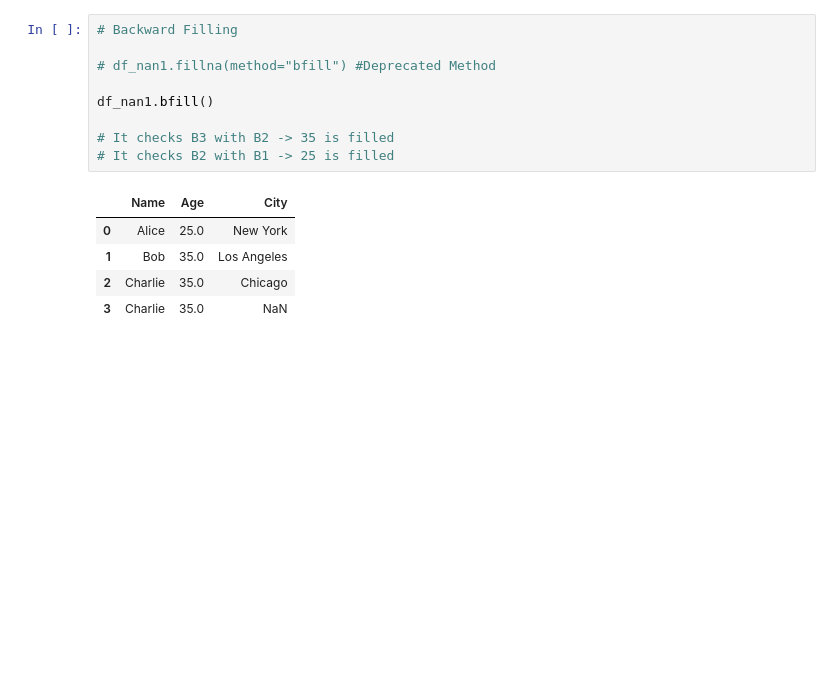
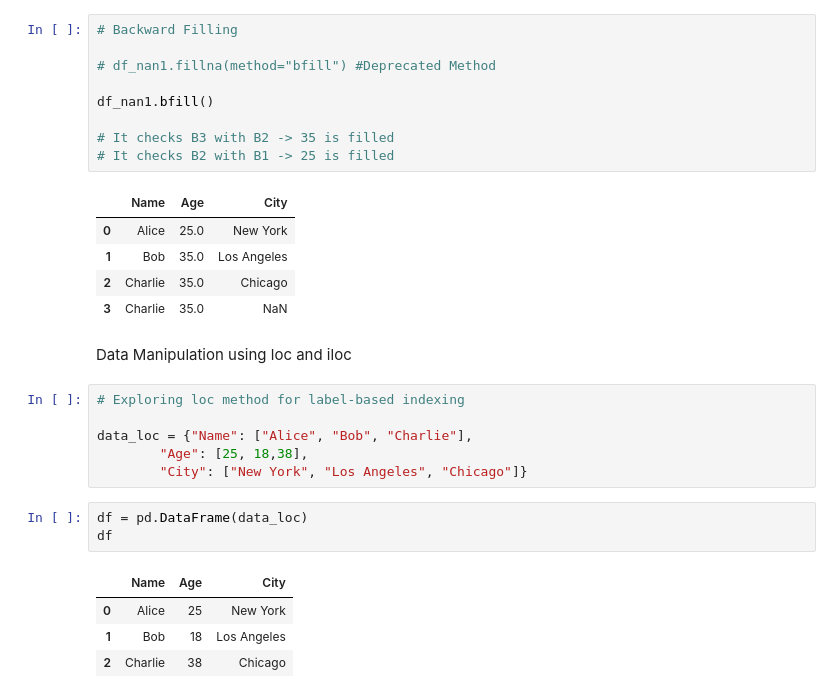
Before and after one commit to srinivasskc/my_datascience_journal, a Jupyter notebook: pandas_notebook.ipynb, the cells around one changed output. Drawn from its saved outputs; the diff is of its cells as text; blank space fills up the shorter version.

Commit message:
loc, iloc, sorting values

```diff
--- a/pandas_notebook.ipynb
+++ b/pandas_notebook.ipynb
@@ -980,3 +980,19 @@ df_nan1.bfill()
 | 1 | Bob | 35.0 | Los Angeles |
 | 2 | Charlie | 35.0 | Chicago |
 | 3 | Charlie | 35.0 | NaN |
+# %% [markdown]
+Data Manipulation using loc and iloc
+# %%
+# Exploring loc method for label-based indexing
+
+data_loc = {"Name": ["Alice", "Bob", "Charlie"],
+        "Age": [25, 18,38],
+        "City": ["New York", "Los Angeles", "Chicago"]}
+# %%
+df = pd.DataFrame(data_loc)
+df
+# %% [output]
+|  | Name | Age | City |
+| 0 | Alice | 25 | New York |
+| 1 | Bob | 18 | Los Angeles |
+| 2 | Charlie | 38 | Chicago |
```
Also changed, not shown: parts of 34 cells of this notebook.
